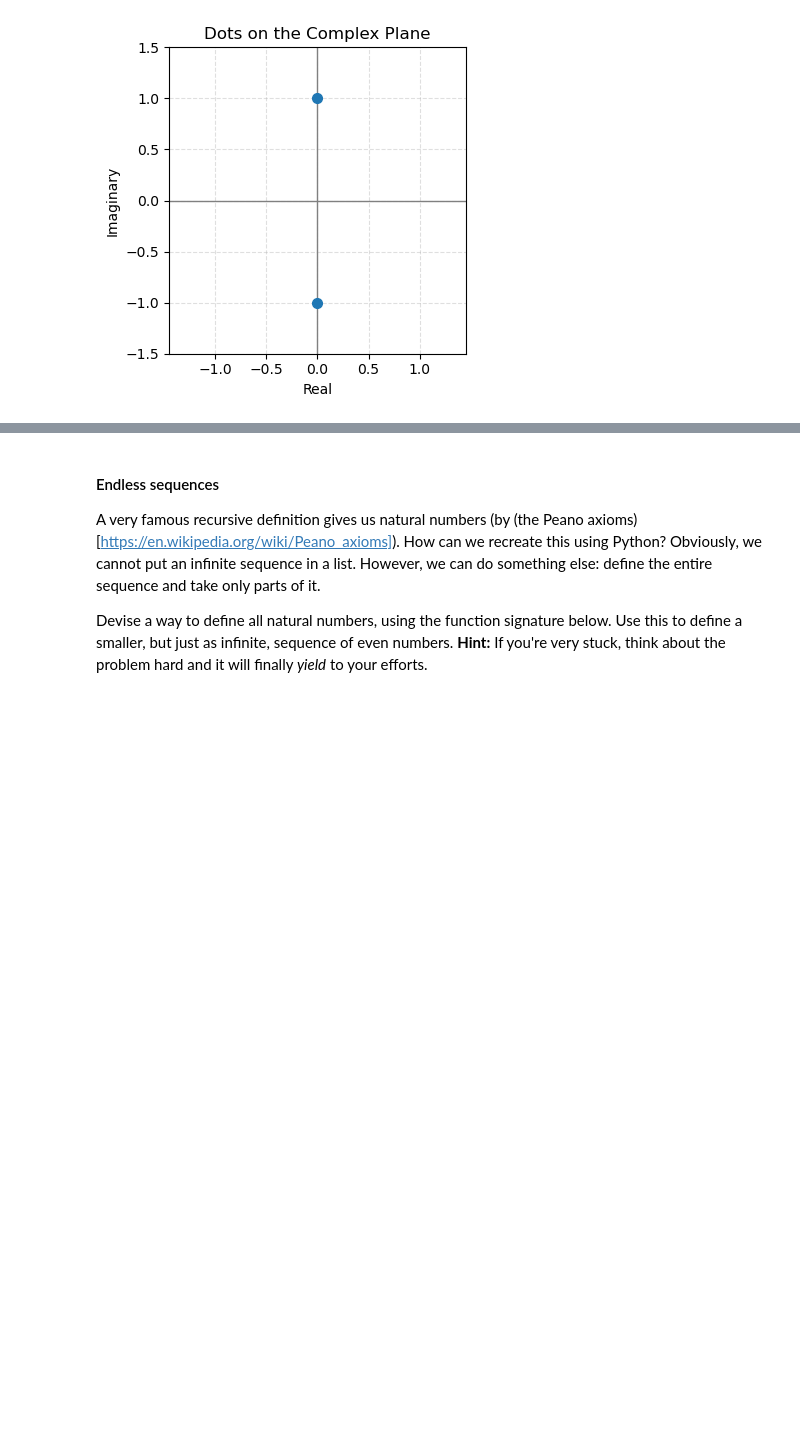
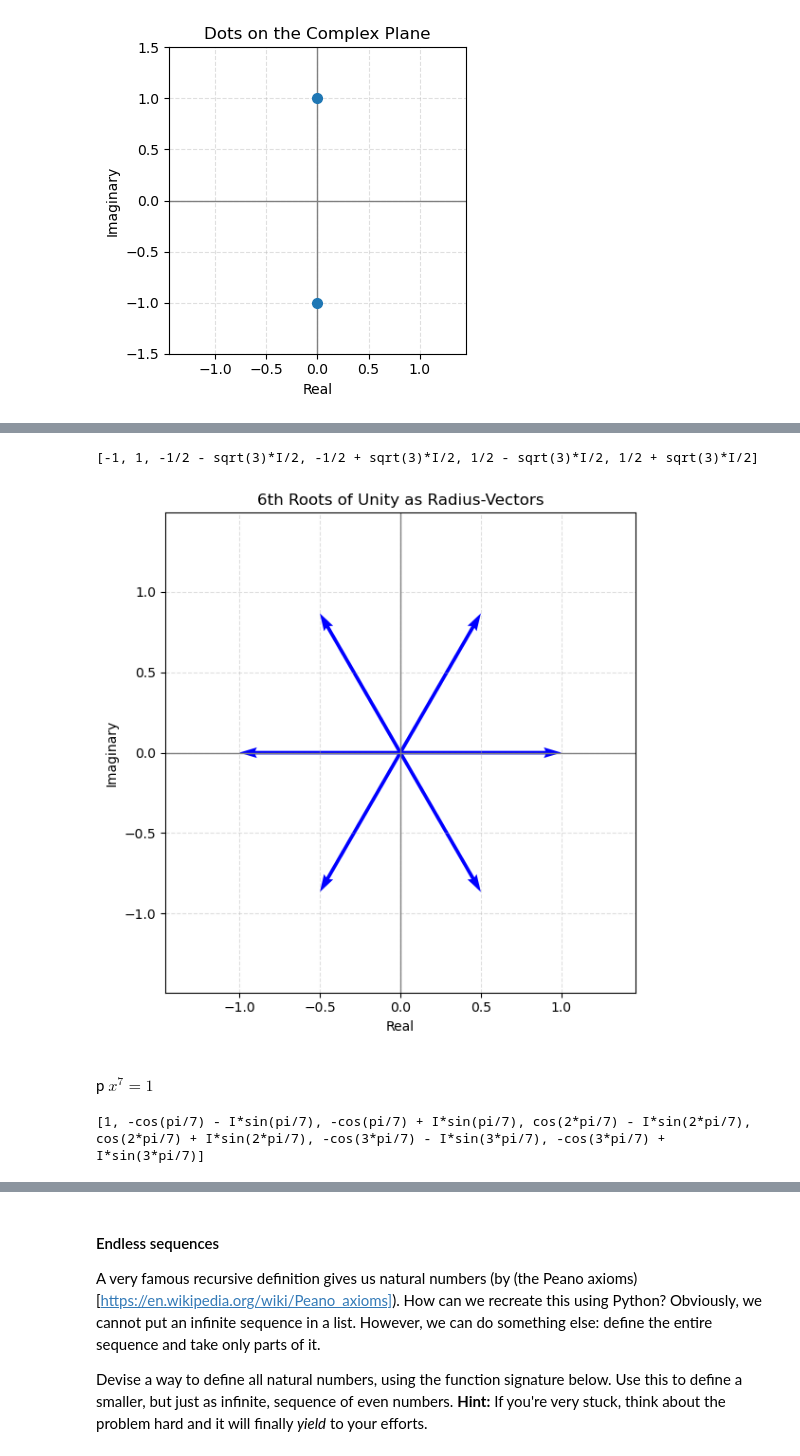
Before and after one commit to tproykov/MathsForDevelopers, a Jupyter notebook: 02.BasicAlgebra/02_Basic Algebra Exercise.ipynb, the cells around one changed output, grey strips where cells are left out. Cells and saved outputs as stored; diff of their text form; code cells hidden in the pictures; blank space fills up the shorter version.

```diff
--- a/02.BasicAlgebra/02_Basic Algebra Exercise.ipynb
+++ b/02.BasicAlgebra/02_Basic Algebra Exercise.ipynb
@@ -680,0 +736,57 @@ plt.show()
+# %%
+x = sp.symbols('x')
+polynomial = x**6 - 1
+solutions = sp.solve(polynomial, x)
+print(solutions)
+# %% [output]
+[-1, 1, -1/2 - sqrt(3)*I/2, -1/2 + sqrt(3)*I/2, 1/2 - sqrt(3)*I/2, 1/2 + sqrt(3)*I/2]
+# %%
+sqrt3 = np.sqrt(3)
+
+roots = [
+    -1,
+    1,
+    -1/2 - 1j * sqrt3 / 2,
+    -1/2 + 1j * sqrt3 / 2,
+    1/2 - 1j * sqrt3 / 2,
+    1/2 + 1j * sqrt3 / 2
+]
+
+roots_array = np.array(roots, dtype=complex)
+
+plt.figure(figsize=(6, 6))
+plt.axhline(0, color='gray', lw=1)
+plt.axvline(0, color='gray', lw=1)
+
+plt.quiver(
+    [0] * len(roots_array),
+    [0] * len(roots_array),
+    roots_array.real,
+    roots_array.imag,
+    angles='xy',
+    scale_units='xy',
+    scale=1,
+    color='b',
+)
+
+plt.title('6th Roots of Unity as Radius-Vectors')
+plt.xlabel('Real')
+plt.ylabel('Imaginary')
+plt.grid(True, linestyle='--', alpha=0.4)
+plt.axis('equal')
+plt.xlim(-1.5, 1.5)
+plt.ylim(-1.5, 1.5)
+plt.tight_layout()
+plt.show()
+# %% [output]
+[figure, added]
+# %% [markdown]
+<p></p>p
+$ x^7 = 1 $
+# %%
+x = sp.symbols('x')
+polynomial = x**7 - 1
+solutions = sp.solve(polynomial, x)
+print(solutions)
+# %% [output]
+[1, -cos(pi/7) - I*sin(pi/7), -cos(pi/7) + I*sin(pi/7), cos(2*pi/7) - I*sin(2*pi/7), cos(2*pi/7) + I*sin(2*pi/7), -cos(3*pi/7) - I*sin(3*pi/7), -cos(3*pi/7) + I*sin(3*pi/7)]
```
Also changed, not shown: parts of 7 cells of this notebook, 1 other file.
